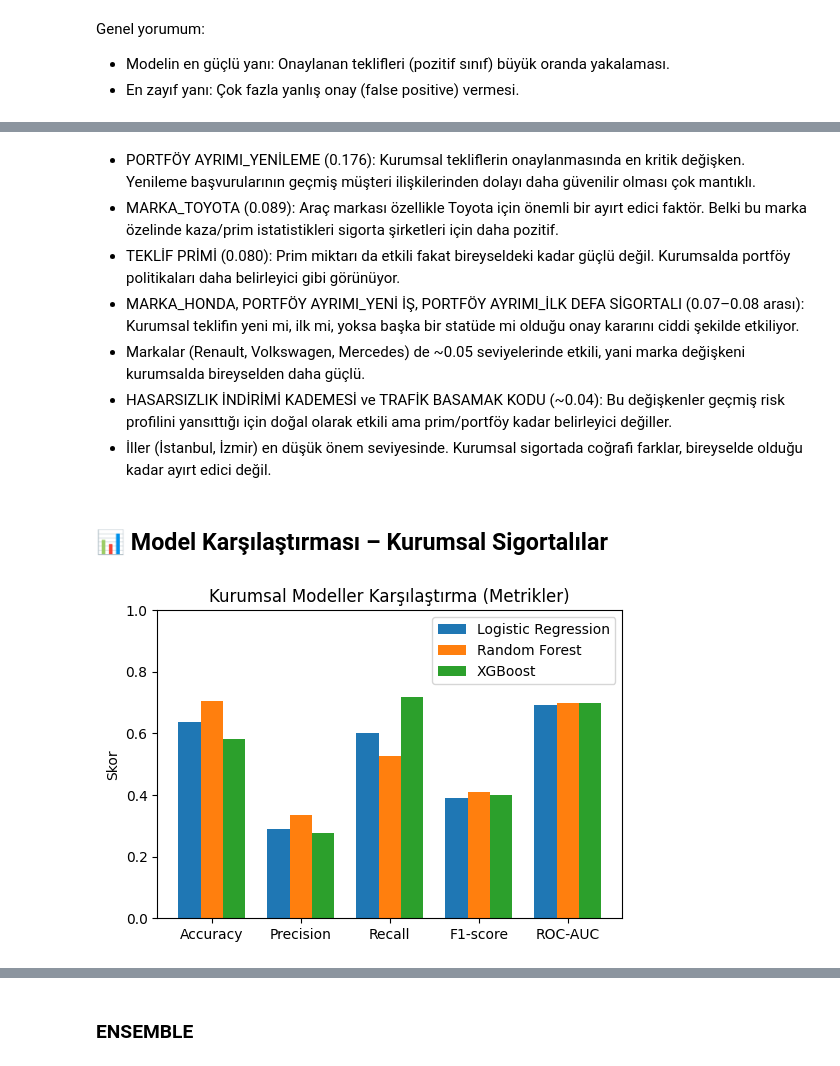
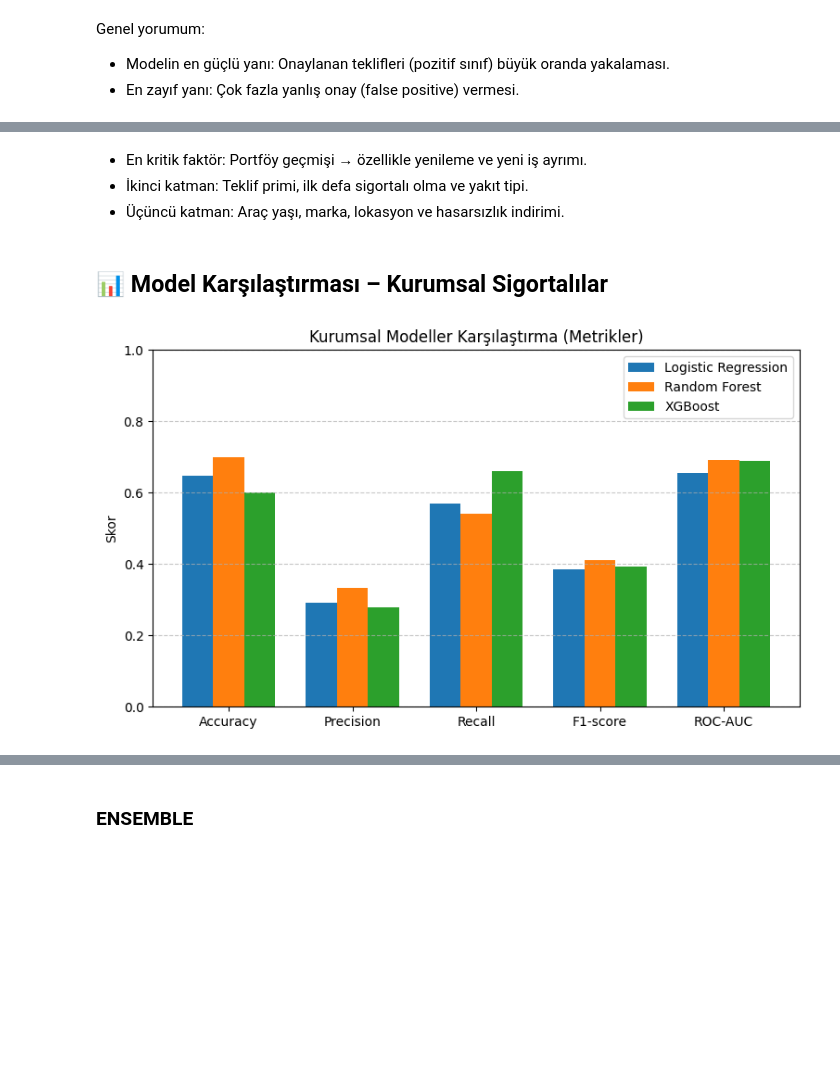
Before and after one commit to incieryilmazz/Insurance--Project, a Jupyter notebook: Tahminleme Modeli Çalışması.ipynb, the cells around one changed output, grey strips where cells are left out. Drawn from its saved outputs; the diff is of its cells as text; code cells hidden in the pictures; blank space fills up the shorter version.

```diff
--- a/Tahminleme Modeli Çalışması.ipynb
+++ b/Tahminleme Modeli Çalışması.ipynb
@@ -1618,47 +1547,44 @@ Passing `palette` without assigning `hue` is deprecated and will be removed in v
-# %% [markdown]
-- PORTFÖY AYRIMI_YENİLEME (0.176): Kurumsal tekliflerin onaylanmasında en kritik değişken. Yenileme başvurularının geçmiş müşteri ilişkilerinden dolayı daha güvenilir olması çok mantıklı.
-- MARKA_TOYOTA (0.089): Araç markası özellikle Toyota için önemli bir ayırt edici faktör. Belki bu marka özelinde kaza/prim istatistikleri sigorta şirketleri için daha pozitif.
-- TEKLİF PRİMİ (0.080): Prim miktarı da etkili fakat bireyseldeki kadar güçlü değil. Kurumsalda portföy politikaları daha belirleyici gibi görünüyor.
-- MARKA_HONDA, PORTFÖY AYRIMI_YENİ İŞ, PORTFÖY AYRIMI_İLK DEFA SİGORTALI (0.07–0.08 arası): Kurumsal teklifin yeni mi, ilk mi, yoksa başka bir statüde mi olduğu onay kararını ciddi şekilde etkiliyor.
-- Markalar (Renault, Volkswagen, Mercedes) de ~0.05 seviyelerinde etkili, yani marka değişkeni kurumsalda bireyselden daha güçlü.
-- HASARSIZLIK İNDİRİMİ KADEMESİ ve TRAFİK BASAMAK KODU (~0.04): Bu değişkenler geçmiş risk profilini yansıttığı için doğal olarak etkili ama prim/portföy kadar belirleyici değiller.
-- İller (İstanbul, İzmir) en düşük önem seviyesinde. Kurumsal sigortada coğrafi farklar, bireyselde olduğu kadar ayırt edici değil.
+# %% [markdown]
+- En kritik faktör: Portföy geçmişi → özellikle yenileme ve yeni iş ayrımı.
+- İkinci katman: Teklif primi, ilk defa sigortalı olma ve yakıt tipi.
+- Üçüncü katman: Araç yaşı, marka, lokasyon ve hasarsızlık indirimi.
 # %% [markdown]
 ## 📊 Model Karşılaştırması – Kurumsal Sigortalılar
 # %%
 # Modellerin isimleri
 models = ["Logistic Regression", "Random Forest", "XGBoost"]
 
-# Her modelin metrik değerleri (senin sonuçlarına göre dolduruldu)
-accuracy = [0.637, 0.705, 0.581]
-precision = [0.291, 0.335, 0.277]
-recall = [0.603, 0.528, 0.717]
-f1 = [0.392, 0.410, 0.400]
-roc_auc = [0.691, 0.698, 0.699]
+# Senin sonuçların
+accuracy  = [0.647, 0.700, 0.602]
+precision = [0.292, 0.333, 0.279]
+recall    = [0.570, 0.541, 0.661]
+f1        = [0.386, 0.412, 0.393]
+roc_auc   = [0.656, 0.691, 0.690]
 
 # Tüm metrikleri bir araya toplayalım
 metrics = [accuracy, precision, recall, f1, roc_auc]
 metric_names = ["Accuracy", "Precision", "Recall", "F1-score", "ROC-AUC"]
 
 # Çizim ayarları
 x = np.arange(len(metric_names))  # metriklerin konumu
 width = 0.25  # bar genişliği
 
-fig, ax = plt.subplots(figsize=(6,4))
+fig, ax = plt.subplots(figsize=(9,5))
 
 # Her model için bar plot
-ax.bar(x - width, [m[0] for m in metrics], width, label=models[0])
-ax.bar(x, [m[1] for m in metrics], width, label=models[1])
-ax.bar(x + width, [m[2] for m in metrics], width, label=models[2])
+ax.bar(x - width,  [m[0] for m in metrics], width, label=models[0])
+ax.bar(x,          [m[1] for m in metrics], width, label=models[1])
+ax.bar(x + width,  [m[2] for m in metrics], width, label=models[2])
 
 # Ayarlar
 ax.set_ylabel("Skor")
 ax.set_title("Kurumsal Modeller Karşılaştırma (Metrikler)")
 ax.set_xticks(x)
 ax.set_xticklabels(metric_names)
+ax.set_ylim(0, 1)
 ax.legend()
+ax.grid(axis="y", linestyle="--", alpha=0.7)
 
-plt.ylim(0, 1)
 plt.show()
 # %% [output]
-[figure, old version]
+[figure, new version]
```
Also changed, not shown: parts of 70 cells of this notebook.
